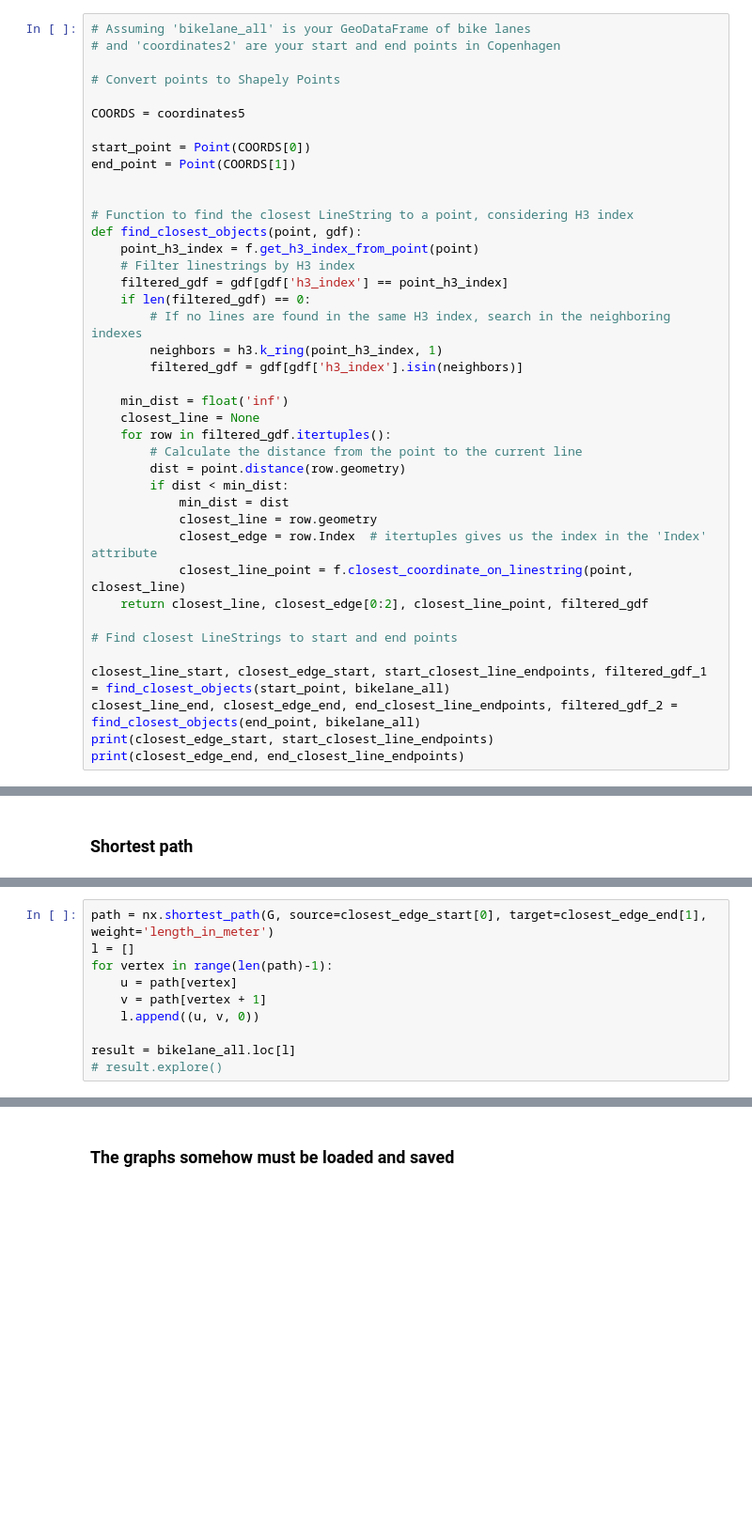
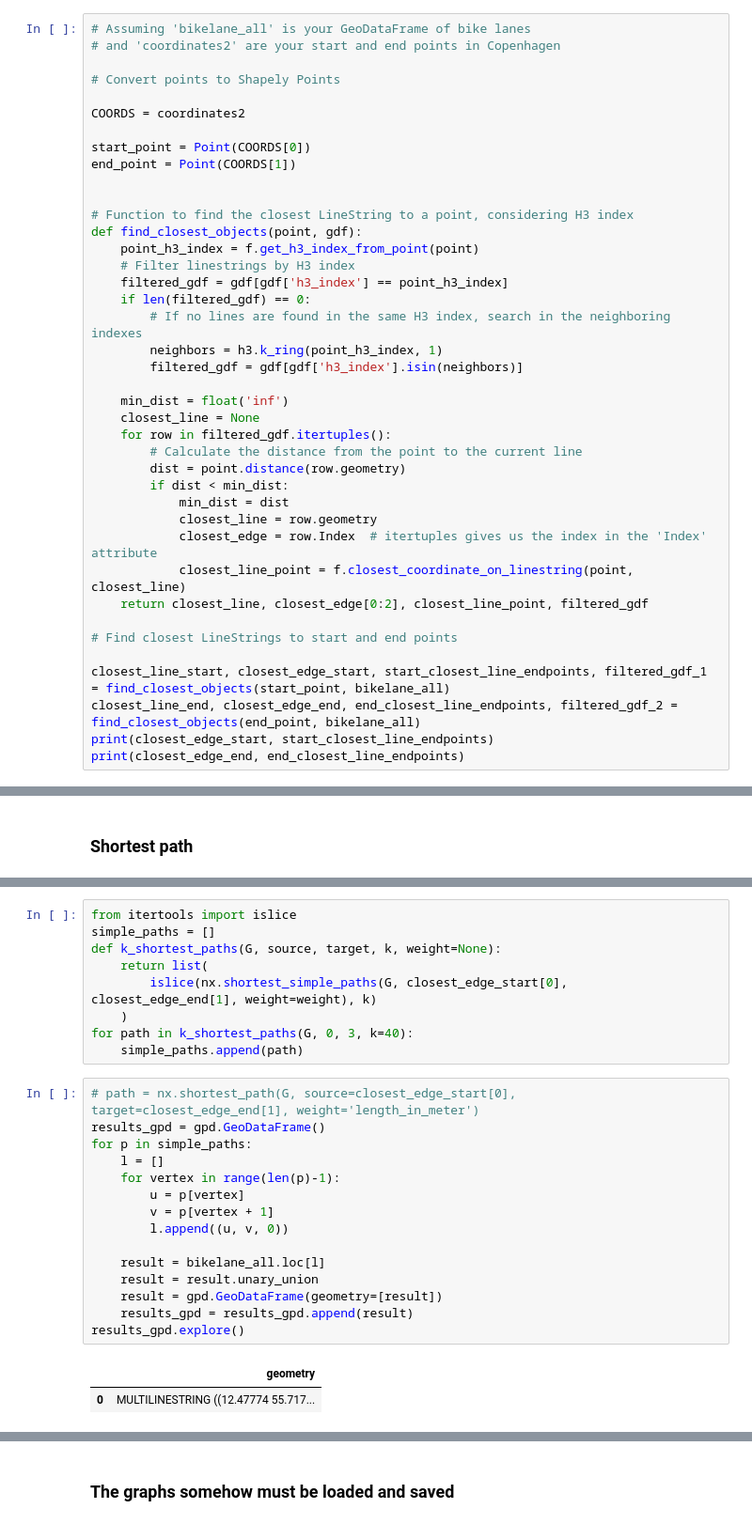
Before and after one commit to csipapicsa/geospatial_ds-project-FORK, a Jupyter notebook: get_shortest_2.ipynb, the cells around one changed output, grey strips where cells are left out. Shown at 94% size. Saved outputs shown, nothing was run; the diff lists cells and outputs as text; blank space fills up the shorter version.

```diff
--- a/get_shortest_2.ipynb
+++ b/get_shortest_2.ipynb
@@ -148,7 +148,7 @@ gdf.explore()
 
 # Convert points to Shapely Points
 
-COORDS = coordinates5
+COORDS = coordinates2
 
 start_point = Point(COORDS[0])
 end_point = Point(COORDS[1])
@@ -216,10 +218,27 @@ G = nx.from_edgelist(edge_list, create_using=nx.DiGraph())
+# %%
+from itertools import islice
+simple_paths = []
+def k_shortest_paths(G, source, target, k, weight=None):
+    return list(
+        islice(nx.shortest_simple_paths(G, closest_edge_start[0], closest_edge_end[1], weight=weight), k)
+    )
+for path in k_shortest_paths(G, 0, 3, k=40):
+    simple_paths.append(path)
 # %%
-path = nx.shortest_path(G, source=closest_edge_start[0], target=closest_edge_end[1], weight='length_in_meter')
-l = []
-for vertex in range(len(path)-1):
-    u = path[vertex]
-    v = path[vertex + 1]
-    l.append((u, v, 0))
+# path = nx.shortest_path(G, source=closest_edge_start[0], target=closest_edge_end[1], weight='length_in_meter')
+results_gpd = gpd.GeoDataFrame()
+for p in simple_paths:
+    l = []
+    for vertex in range(len(p)-1):
+        u = p[vertex]
+        v = p[vertex + 1]
+        l.append((u, v, 0))
 
-result = bikelane_all.loc[l]
-# result.explore()
+    result = bikelane_all.loc[l]
+    result = result.unary_union
+    result = gpd.GeoDataFrame(geometry=[result])
+    results_gpd = results_gpd.append(result)
+results_gpd.explore()
+# %% [output]
+|  | geometry |
+| 0 | MULTILINESTRING ((12.47774 55.717... |
```
Also changed, not shown: parts of 6 cells of this notebook, 1 other file.
